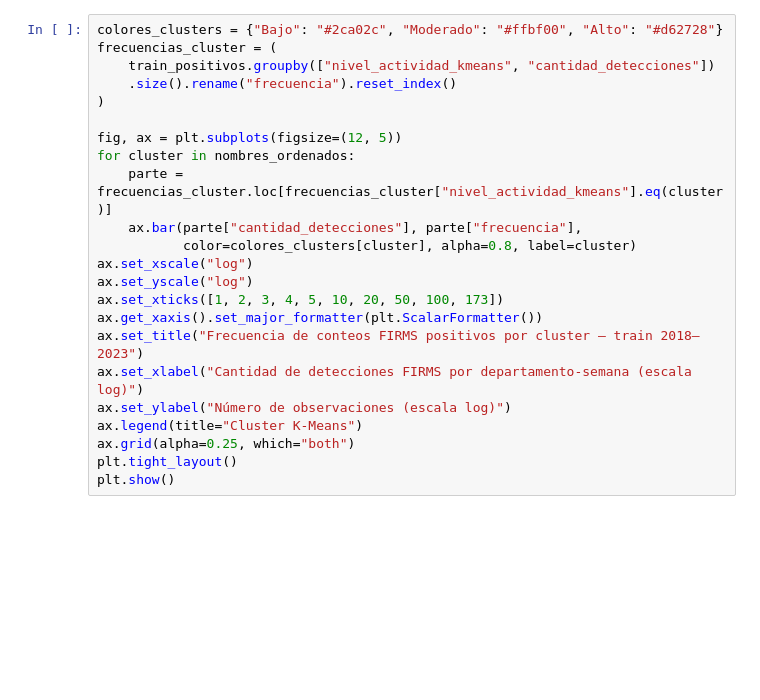
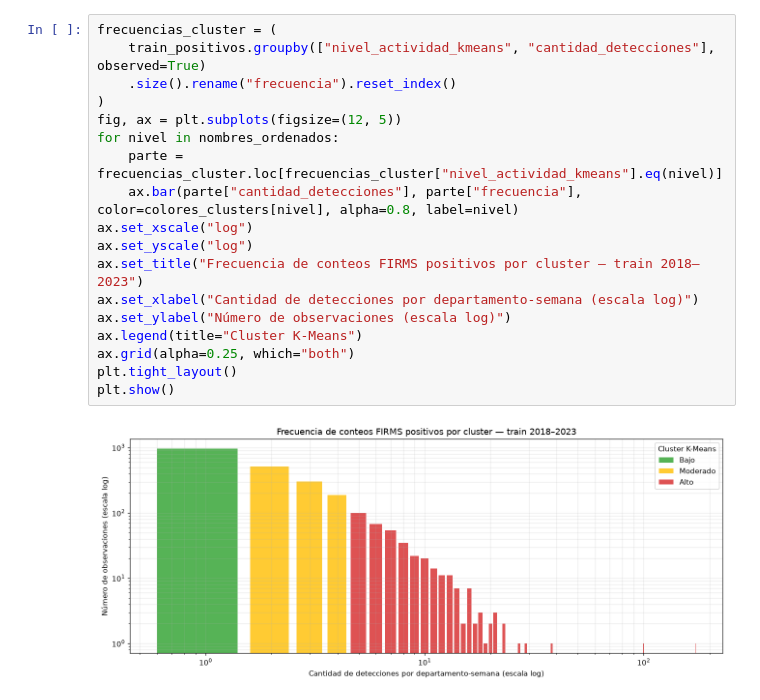
Before and after one commit to kateringonzalez-glitch/Proyecto-AA, a Jupyter notebook: Analisis_No_supervisado.ipynb, the cells around one changed output. Drawn from its saved outputs; the diff is of its cells as text; blank space fills up the shorter version.

```diff
--- a/Analisis_No_supervisado.ipynb
+++ b/Analisis_No_supervisado.ipynb
@@ -97,25 +257,22 @@ Los gráficos utilizan únicamente las observaciones positivas de `train`. La es
 # %%
-colores_clusters = {"Bajo": "#2ca02c", "Moderado": "#ffbf00", "Alto": "#d62728"}
 frecuencias_cluster = (
-    train_positivos.groupby(["nivel_actividad_kmeans", "cantidad_detecciones"])
+    train_positivos.groupby(["nivel_actividad_kmeans", "cantidad_detecciones"], observed=True)
     .size().rename("frecuencia").reset_index()
 )
-
 fig, ax = plt.subplots(figsize=(12, 5))
-for cluster in nombres_ordenados:
-    parte = frecuencias_cluster.loc[frecuencias_cluster["nivel_actividad_kmeans"].eq(cluster)]
-    ax.bar(parte["cantidad_detecciones"], parte["frecuencia"],
-           color=colores_clusters[cluster], alpha=0.8, label=cluster)
+for nivel in nombres_ordenados:
+    parte = frecuencias_cluster.loc[frecuencias_cluster["nivel_actividad_kmeans"].eq(nivel)]
+    ax.bar(parte["cantidad_detecciones"], parte["frecuencia"], color=colores_clusters[nivel], alpha=0.8, label=nivel)
 ax.set_xscale("log")
 ax.set_yscale("log")
-ax.set_xticks([1, 2, 3, 4, 5, 10, 20, 50, 100, 173])
-ax.get_xaxis().set_major_formatter(plt.ScalarFormatter())
 ax.set_title("Frecuencia de conteos FIRMS positivos por cluster — train 2018–2023")
-ax.set_xlabel("Cantidad de detecciones FIRMS por departamento-semana (escala log)")
+ax.set_xlabel("Cantidad de detecciones por departamento-semana (escala log)")
 ax.set_ylabel("Número de observaciones (escala log)")
 ax.legend(title="Cluster K-Means")
 ax.grid(alpha=0.25, which="both")
 plt.tight_layout()
 plt.show()
+# %% [output]
+[figure, added]
 # %%
 valores_boxplot = [
```
Also changed, not shown: parts of 87 cells of this notebook, 1 other file.
